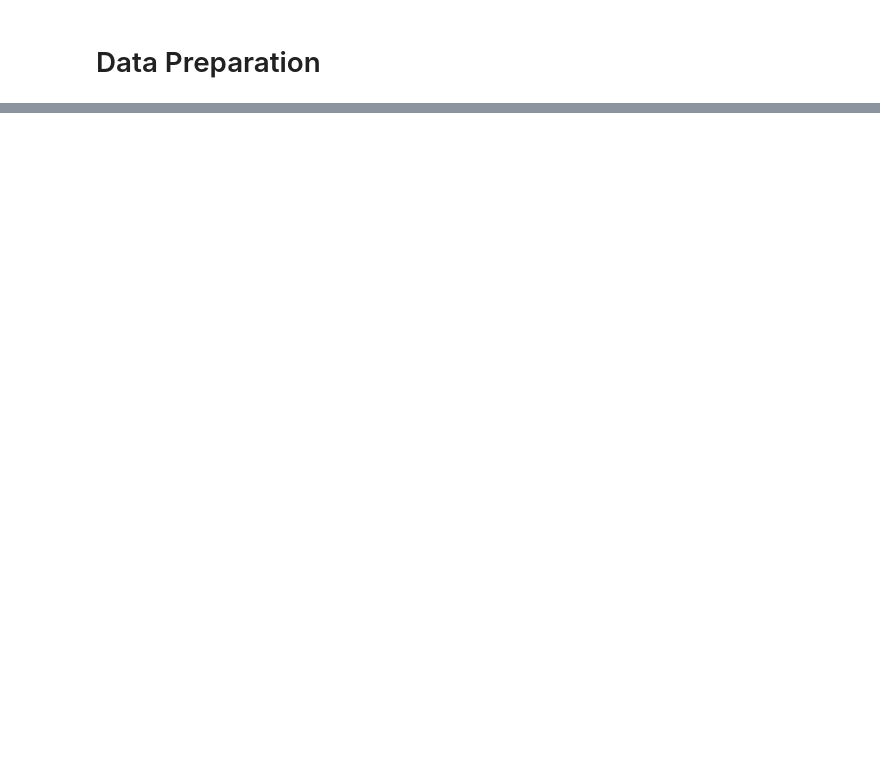
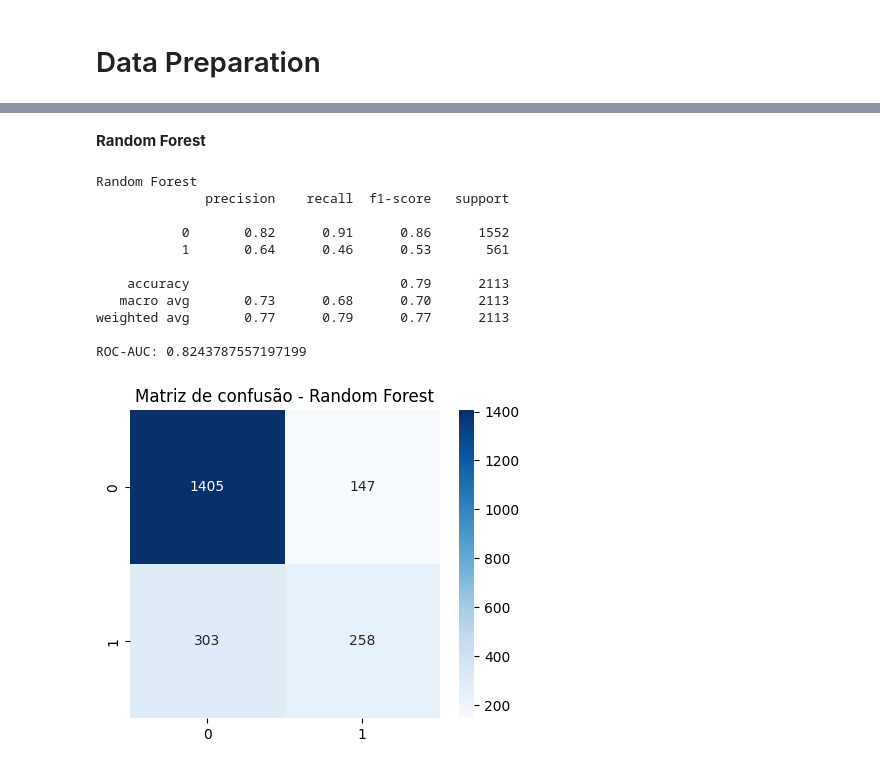
Before and after one commit to xmillena/Customer-Churn-com-Impacto-de-Negocio, a Jupyter notebook: customer-churn-com-impacto-de-neg-cio.ipynb, the cells around one changed output, grey strips where cells are left out. Drawn from its saved outputs; the diff is of its cells as text; code cells hidden in the pictures; blank space fills up the shorter version.

Commit message:
Kaggle Notebook | Customer Churn com Impacto de Negócio | Version 3

```diff
--- a/customer-churn-com-impacto-de-neg-cio.ipynb
+++ b/customer-churn-com-impacto-de-neg-cio.ipynb
@@ -94,0 +211,3 @@ df['Total']
+# %%
+if 'customerID' in df_final.columns:
+    df_final.drop('customerID', axis=1, inplace=True)
@@ -94,0 +255,8 @@ df['Total']
+# %%
+from sklearn.model_selection import train_test_split
+
+X = df_final.drop('Churn', axis=1)
+y = df_final['Churn']
+
+X_train, X_test, y_train, y_test = train_test_split(X, y, test_size=0.3, random_state=42, stratify=y)
+print(f"Treino: {X_train.shape}, Teste: {X_test.shape}")
@@ -94,0 +265,27 @@ df['Total']
+# %%
+from sklearn.preprocessing import StandardScaler
+from sklearn.metrics import classification_report, confusion_matrix, roc_auc_score
+from sklearn.pipeline import Pipeline
+
+def executar_modelo(modelo, nome, X_train, y_train, X_test,y_test):
+    pipe = Pipeline([('scaler', StandardScaler()), ('model', modelo)])
+
+    #Treino
+    pipe.fit(X_train, y_train)
+
+    #teste
+    y_pred = pipe.predict(X_test)
+    y_prob = pipe.predict_proba(X_test)[:,1]
+
+    #Métricas
+    print(f"{nome}")
+    print(classification_report(y_test, y_pred))
+    print(f"ROC-AUC: {roc_auc_score(y_test,y_prob)}")
+
+    #Matriz de coonfusão
+    plt.figure(figsize=(5,4))
+    sns.heatmap(confusion_matrix(y_test, y_pred), annot = True, fmt ='d', cmap='Blues')
+    plt.title(f"Matriz de confusão - {nome}")
+    plt.show()
+
+    return pipe
@@ -94,0 +313,21 @@ df['Total']
+# %% [markdown]
+**Random Forest**
+# %%
+from sklearn.ensemble import RandomForestClassifier
+
+model_rf = RandomForestClassifier(class_weight='balanced', n_estimators=100, random_state=42)
+
+pipe_rf = executar_modelo(model_rf, "Random Forest", X_train, y_train, X_test, y_test)
+# %% [output]
+Random Forest
+              precision    recall  f1-score   support
+
+           0       0.82      0.91      0.86      1552
+           1       0.64      0.46      0.53       561
+
+    accuracy                           0.79      2113
+   macro avg       0.73      0.68      0.70      2113
+weighted avg       0.77      0.79      0.77      2113
+
+ROC-AUC: 0.8243787557197199
+[figure, added]
```
Also changed, not shown: parts of 31 cells of this notebook.
